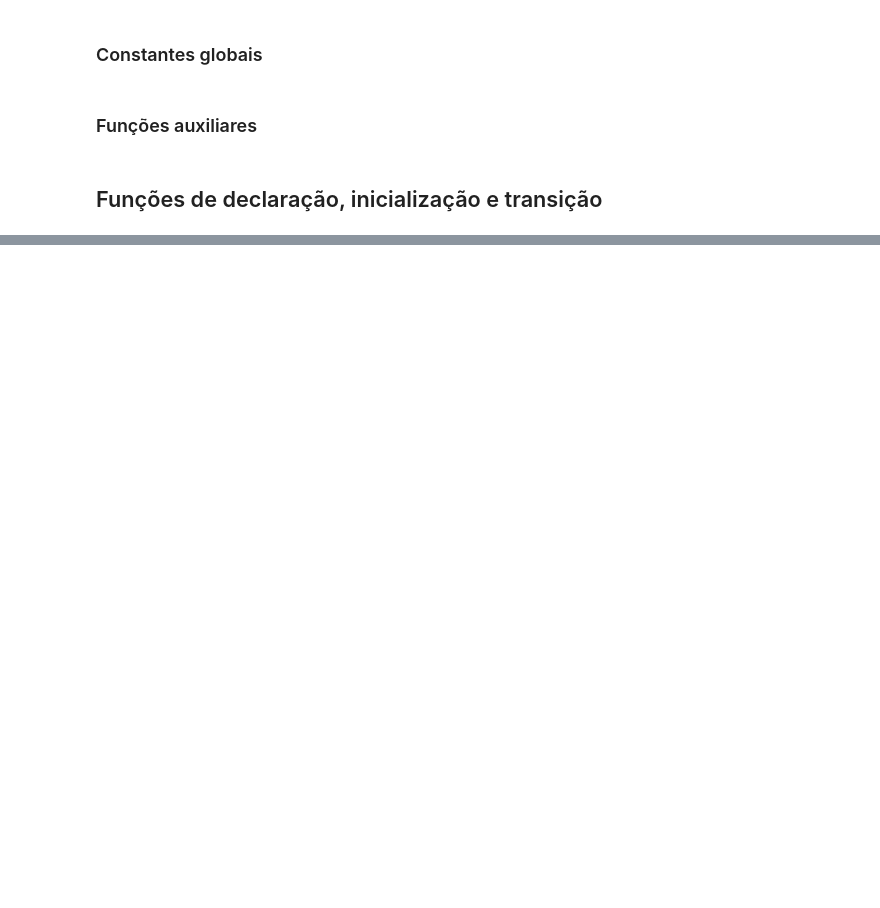
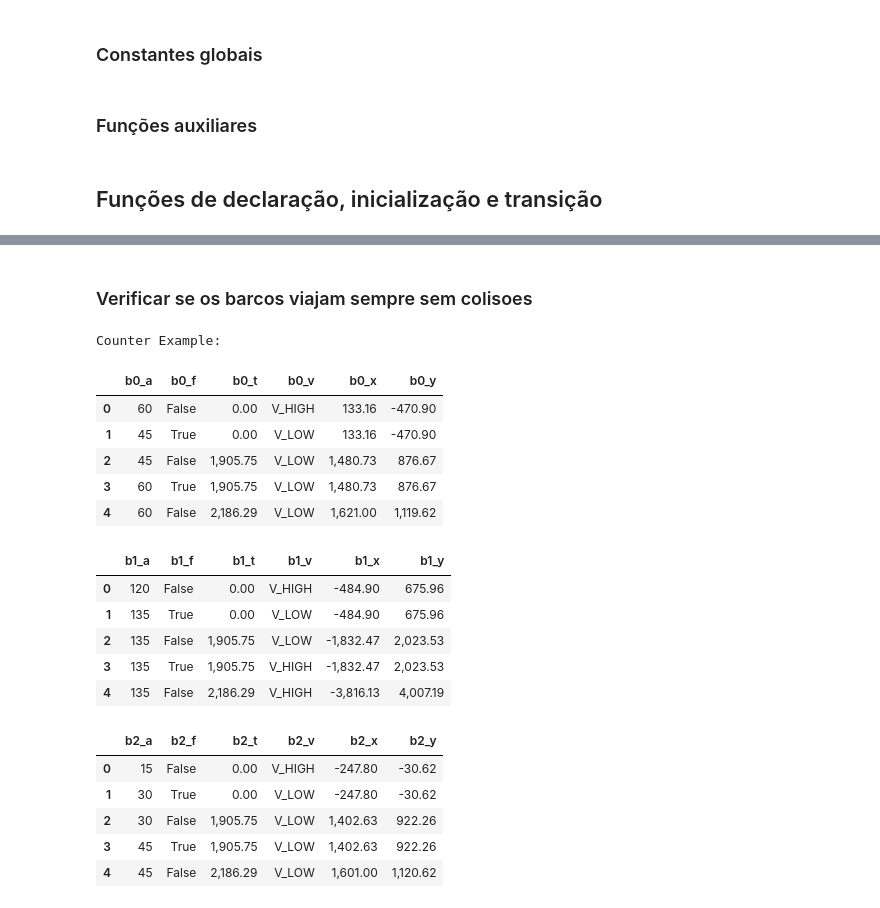
Before and after one commit to GilbertoCunha/Computational-Logic, a Jupyter notebook: Trabalho3/Boats.ipynb, the cells around one changed output, grey strips where cells are left out. Cells and saved outputs as stored; diff of their text form; code cells hidden in the pictures; blank space fills up the shorter version.

```diff
--- a/Trabalho3/Boats.ipynb
+++ b/Trabalho3/Boats.ipynb
@@ -341,31 +357,58 @@ m = gen_trace(declare, init, trans, 10, True, SAFE_DIST)
+# %% [markdown]
+### Verificar se os barcos viajam sempre sem colisoes
 # %%
-def no_collisions():
+def no_collisions(trace):
 
+    safe = []
+    for i in range(len(trace)-1):
+        safe.append(switch_safe(trace, i, 20))
 
-def bmc_always(inv, K, fixed_step=False, fixed_dist=None):
-    for k in range(1,K+1):
-        s = Solver()
+    return And(safe)
+
+def bmc_always(inv, K, fixed_dist=None):
+
+    random_values = get_random_values()
+
+    for k in tqdm(range(1,K+1), total=K, desc="Checking Traces"):
+        solver = Solver()
         trace = {i: declare(i, fixed_dist) for i in range(k)}
-        s.add(init(trace[0]))
+        solver.add(init(trace[0], random_values))
 
         for i in range(1,k):
-            s.add(trans(trace[i-1], trace[i], fixed_step))
+            solver.add(trans(trace[i-1], trace[i]))
 
-        s.add(Not(inv(trace[k-1])))
+        solver.add(Not(inv(trace[k-1])))
 
-        if s.check() == sat:
+        if solver.check() == sat:
             print("Counter Example:")
 
             m = solver.model()
             r = model_to_dfs(m)
             display_side_by_side(*r)
 
             return
 
-    print ("Property is valid up to traces of length "+str(K))
+    print (f"Property is valid up to traces of length {K}")
 
 
-def positive(state):
-    return (state['x'] >= 0)
-
-bmc_always(no_collisions, 20)
+bmc_always(no_collisions, 10, 1000)
+# %% [output]
+Counter Example:
+|  | b0_a | b0_f | b0_t | b0_v | b0_x | b0_y |
+| 0 | 60 | False | 0.00 | V_HIGH | 133.16 | -470.90 |
+| 1 | 45 | True | 0.00 | V_LOW | 133.16 | -470.90 |
+| 2 | 45 | False | 1,905.75 | V_LOW | 1,480.73 | 876.67 |
+| 3 | 60 | True | 1,905.75 | V_LOW | 1,480.73 | 876.67 |
+| 4 | 60 | False | 2,186.29 | V_LOW | 1,621.00 | 1,119.62 |
+|  | b1_a | b1_f | b1_t | b1_v | b1_x | b1_y |
+| 0 | 120 | False | 0.00 | V_HIGH | -484.90 | 675.96 |
+| 1 | 135 | True | 0.00 | V_LOW | -484.90 | 675.96 |
+| 2 | 135 | False | 1,905.75 | V_LOW | -1,832.47 | 2,023.53 |
+| 3 | 135 | True | 1,905.75 | V_HIGH | -1,832.47 | 2,023.53 |
+| 4 | 135 | False | 2,186.29 | V_HIGH | -3,816.13 | 4,007.19 |
+|  | b2_a | b2_f | b2_t | b2_v | b2_x | b2_y |
+| 0 | 15 | False | 0.00 | V_HIGH | -247.80 | -30.62 |
+| 1 | 30 | True | 0.00 | V_LOW | -247.80 | -30.62 |
+| 2 | 30 | False | 1,905.75 | V_LOW | 1,402.63 | 922.26 |
+| 3 | 45 | True | 1,905.75 | V_LOW | 1,402.63 | 922.26 |
+| 4 | 45 | False | 2,186.29 | V_LOW | 1,601.00 | 1,120.62 |
```
Also changed, not shown: parts of 8 cells of this notebook.
